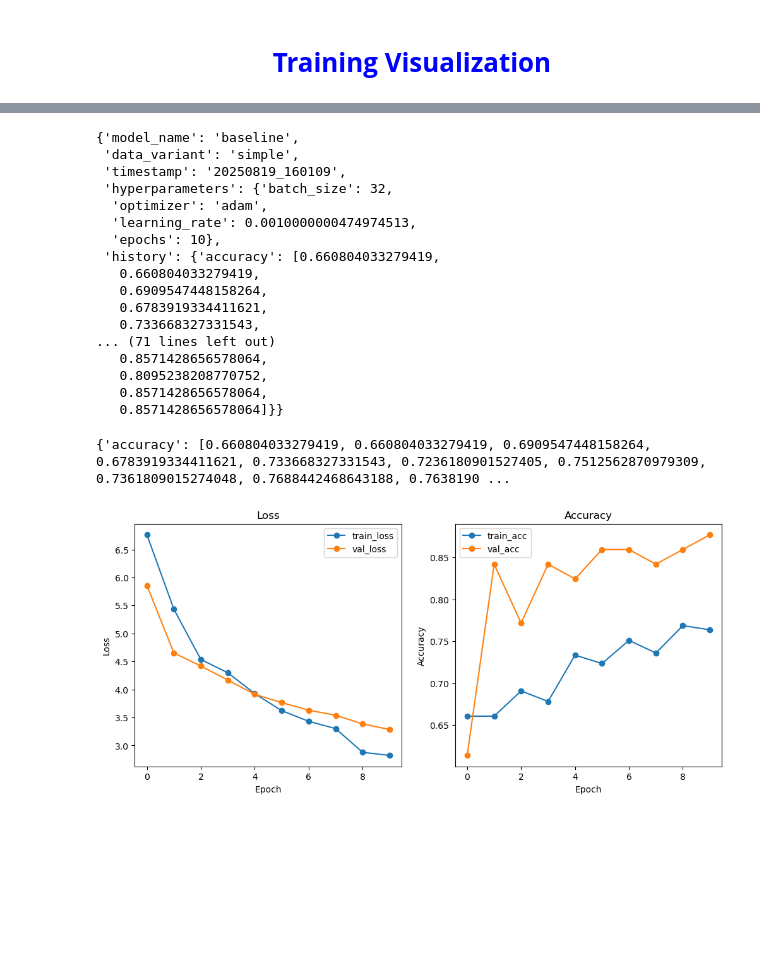
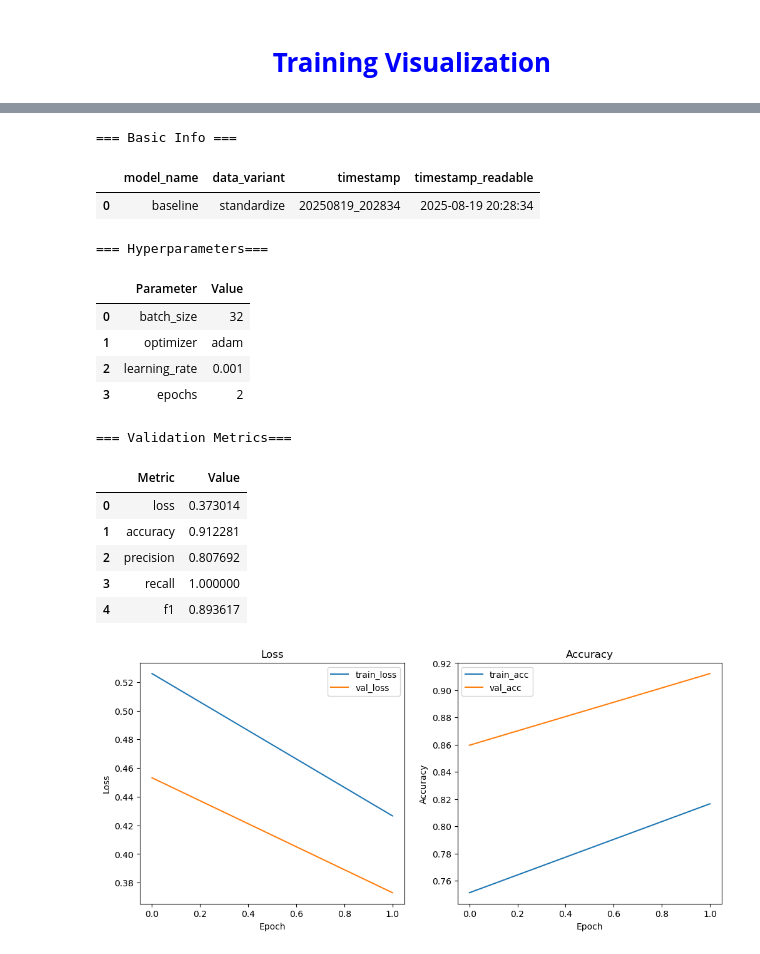
Before and after one commit to MNGARCIA085/ML-Prod-Example, a Jupyter notebook: notebooks/Training Visualization.ipynb, the cells around one changed output, grey strips where cells are left out. Cells and saved outputs as stored; diff of their text form; code cells hidden in the pictures; blank space fills up the shorter version.

```diff
--- a/notebooks/Training Visualization.ipynb
+++ b/notebooks/Training Visualization.ipynb
@@ -109,53 +132,0 @@ display(df_hyper_vertical)
-# %%
-models['baseline'][0]
-# %% [output]
-{'model_name': 'baseline',
- 'data_variant': 'simple',
- 'timestamp': '20250819_160109',
- 'hyperparameters': {'batch_size': 32,
-  'optimizer': 'adam',
-  'learning_rate': 0.0010000000474974513,
-  'epochs': 10},
- 'history': {'accuracy': [0.660804033279419,
-   0.660804033279419,
-   0.6909547448158264,
-   0.6783919334411621,
-   0.733668327331543,
-... (71 lines left out)
-   0.8571428656578064,
-   0.8095238208770752,
-   0.8571428656578064,
-   0.8571428656578064]}}
-# %%
-# with loss and acc
-def plot_history(history):
-    # Plot
-    plt.figure(figsize=(12, 5))
-
-    # Loss
-    plt.subplot(1, 2, 1)
-    plt.plot(history['loss'], label='train_loss', marker='o')
-    plt.plot(history['val_loss'], label='val_loss', marker='o')
-    plt.title('Loss')
-    plt.xlabel('Epoch')
-    plt.ylabel('Loss')
-    plt.legend()
-
-    # Accuracy
-    plt.subplot(1, 2, 2)
-    plt.plot(history['accuracy'], label='train_acc', marker='o')
-    plt.plot(history['val_accuracy'], label='val_acc', marker='o')
-    plt.title('Accuracy')
-    plt.xlabel('Epoch')
-    plt.ylabel('Accuracy')
-    plt.legend()
-
-    plt.show()
-
-
-history = models['baseline'][0]['history']
-print(history)
-plot_history(history)
-# %% [output]
-{'accuracy': [0.660804033279419, 0.660804033279419, 0.6909547448158264, 0.6783919334411621, 0.733668327331543, 0.7236180901527405, 0.7512562870979309, 0.7361809015274048, 0.7688442468643188, 0.7638190 ...
-[figure, removed]
@@ -163,0 +133,26 @@ plot_history(history)
+# %%
+index_path = Path("../logs/training/baseline/standardize/runs_index.json")
+baseline_models = load_data(index_path)
+
+get_data(baseline_models[1])
+
+history = baseline_models[1]['history']
+plot_history(history)
+# %% [output]
+=== Basic Info ===
+|  | model_name | data_variant | timestamp | timestamp_readable |
+| 0 | baseline | standardize | 20250819_202834 | 2025-08-19 20:28:34 |
+=== Hyperparameters===
+|  | Parameter | Value |
+| 0 | batch_size | 32 |
+| 1 | optimizer | adam |
+| 2 | learning_rate | 0.001 |
+| 3 | epochs | 2 |
+=== Validation Metrics===
+|  | Metric | Value |
+| 0 | loss | 0.373014 |
+| 1 | accuracy | 0.912281 |
+| 2 | precision | 0.807692 |
+| 3 | recall | 1.000000 |
+| 4 | f1 | 0.893617 |
+[figure, added]
```
Also changed, not shown: parts of 15 cells of this notebook, 22 other files.
